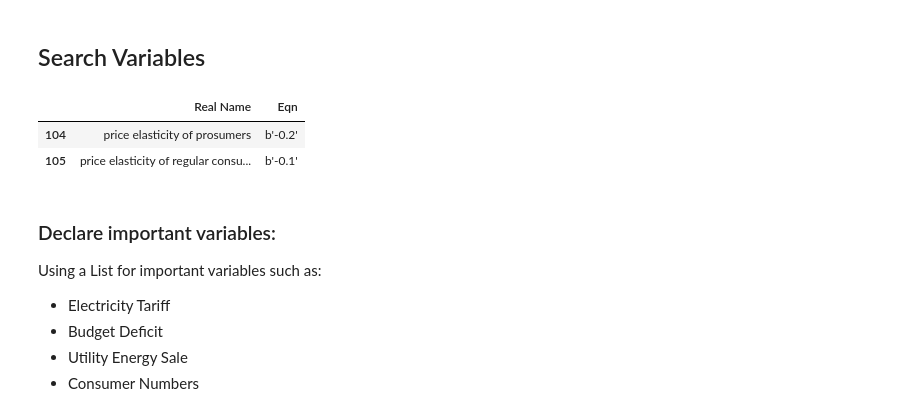
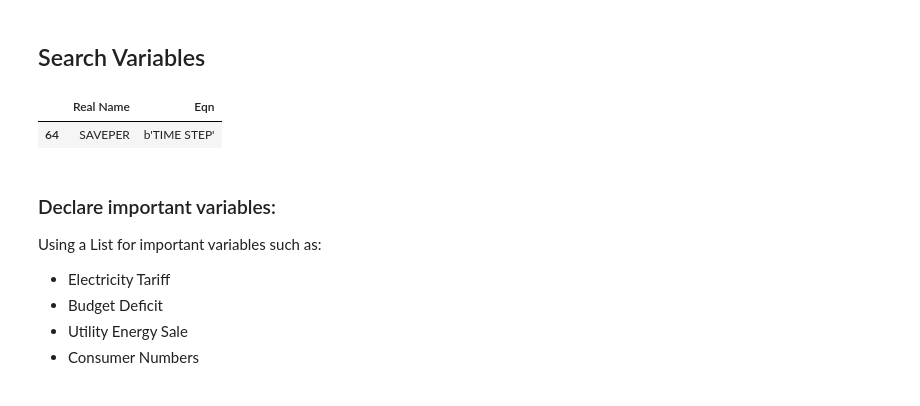
Before and after one commit to barazesh/Phd-Codes, a Jupyter notebook: initial playbook.ipynb, the cells around one changed output. Saved outputs shown, nothing was run; the diff lists cells and outputs as text; code cells hidden in the pictures.

Commit message:
playing with time step

```diff
--- a/initial playbook.ipynb
+++ b/initial playbook.ipynb
@@ -22,11 +22,10 @@ print(period_range)
 ## Search Variables
 # %%
 doc = model.doc()
-doc.loc[doc['Real Name'].str.contains('elasticity'),['Real Name','Eqn']]
+doc.loc[doc['Real Name'].str.contains('SAVE'),['Real Name','Eqn']]
 # %% [output]
 |  | Real Name | Eqn |
-| 104 | price elasticity of prosumers | b'-0.2' |
-| 105 | price elasticity of regular consu... | b'-0.1' |
+| 64 | SAVEPER | b'TIME STEP' |
 # %% [markdown]
 ### Declare important variables:
 Using a List for important variables such as:
```
Also changed, not shown: parts of 4 cells of this notebook, 2 other files.
